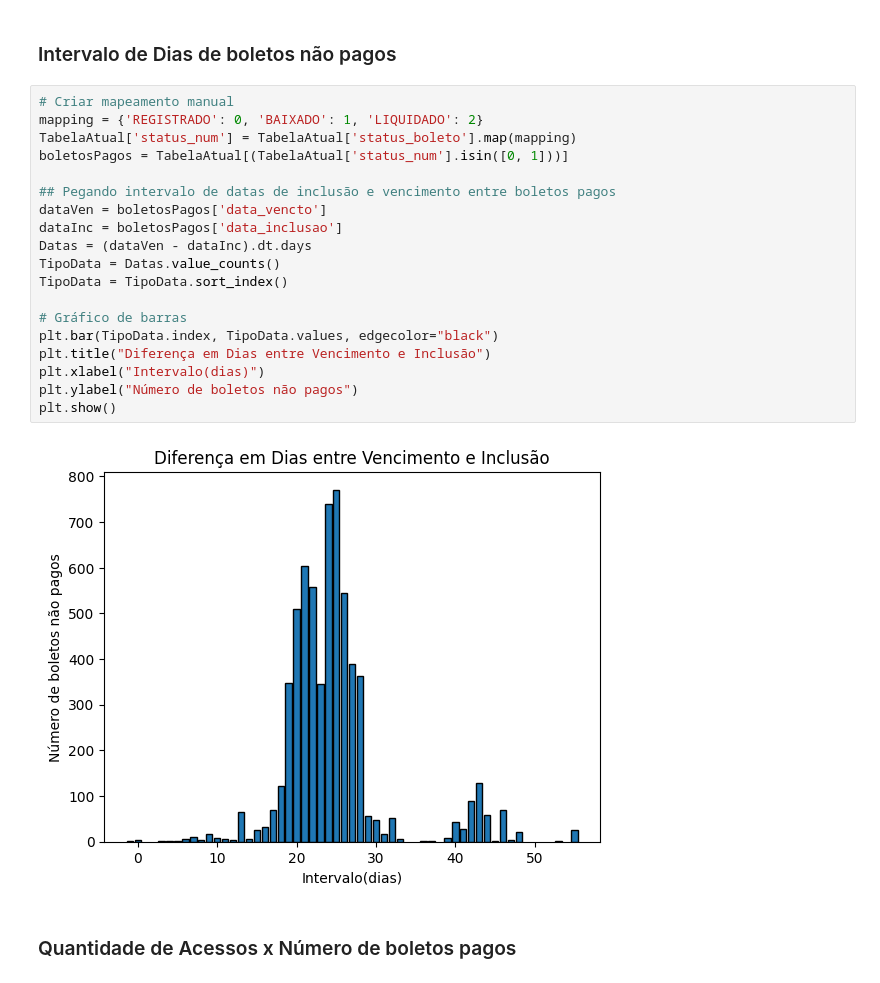
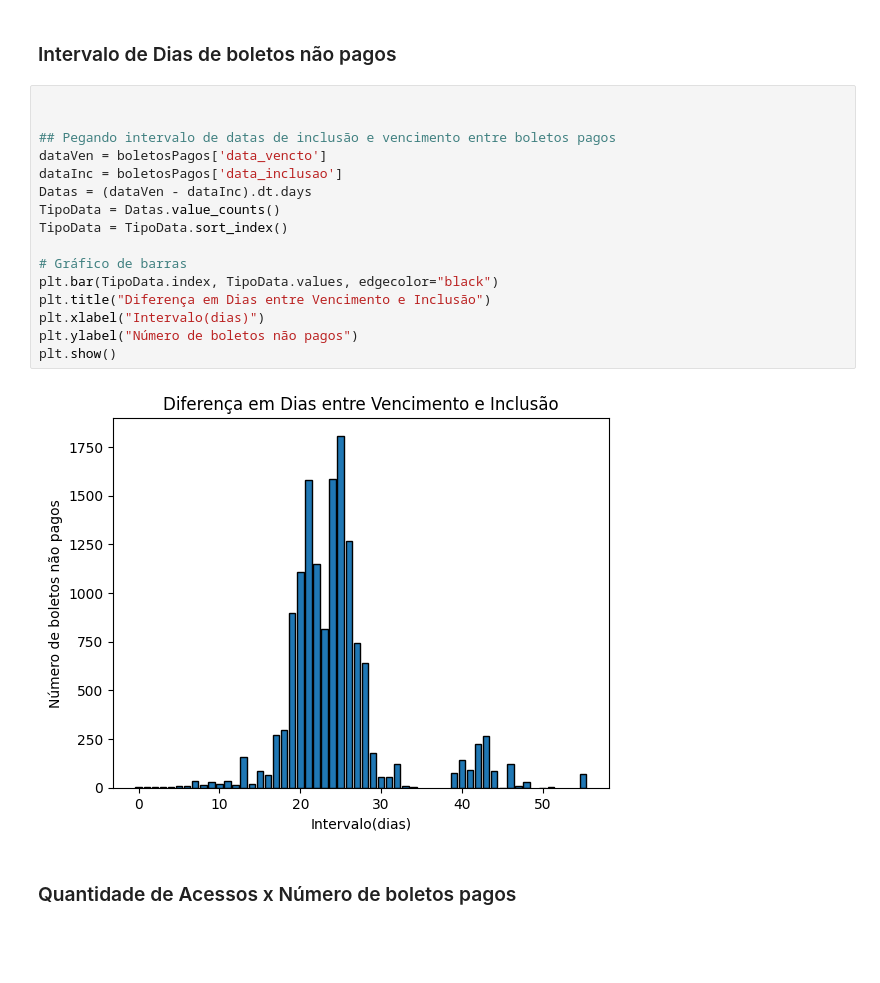
Before and after one commit to jjalmeidadev/payback-projeto, a Jupyter notebook: notebooks/Exploração_de_Dados,_Pré_processamento_e_Levantamento_de_Hipóteses_The_Seven.ipynb, the cells around one changed output. Drawn from its saved outputs; the diff is of its cells as text; blank space fills up the shorter version.

```diff
--- a/notebooks/Exploração_de_Dados,_Pré_processamento_e_Levantamento_de_Hipóteses_The_Seven.ipynb
+++ b/notebooks/Exploração_de_Dados,_Pré_processamento_e_Levantamento_de_Hipóteses_The_Seven.ipynb
@@ -184,26 +182,23 @@ plt.show()
 # %% [markdown]
 ### Intervalo de Dias de boletos não pagos
 # %%
-# Criar mapeamento manual
-mapping = {'REGISTRADO': 0, 'BAIXADO': 1, 'LIQUIDADO': 2}
-TabelaAtual['status_num'] = TabelaAtual['status_boleto'].map(mapping)
-boletosPagos = TabelaAtual[(TabelaAtual['status_num'].isin([0, 1]))]
+
 
 ## Pegando intervalo de datas de inclusão e vencimento entre boletos pagos
 dataVen = boletosPagos['data_vencto']
 dataInc = boletosPagos['data_inclusao']
 Datas = (dataVen - dataInc).dt.days
 TipoData = Datas.value_counts()
 TipoData = TipoData.sort_index()
 
 # Gráfico de barras
 plt.bar(TipoData.index, TipoData.values, edgecolor="black")
 plt.title("Diferença em Dias entre Vencimento e Inclusão")
 plt.xlabel("Intervalo(dias)")
 plt.ylabel("Número de boletos não pagos")
 plt.show()
 # %% [output]
-[figure, old version]
+[figure, new version]
 # %% [markdown]
 ### Quantidade de Acessos x Número de boletos pagos
 # %%
```
Also changed, not shown: parts of 7 cells of this notebook, 1 other file.
